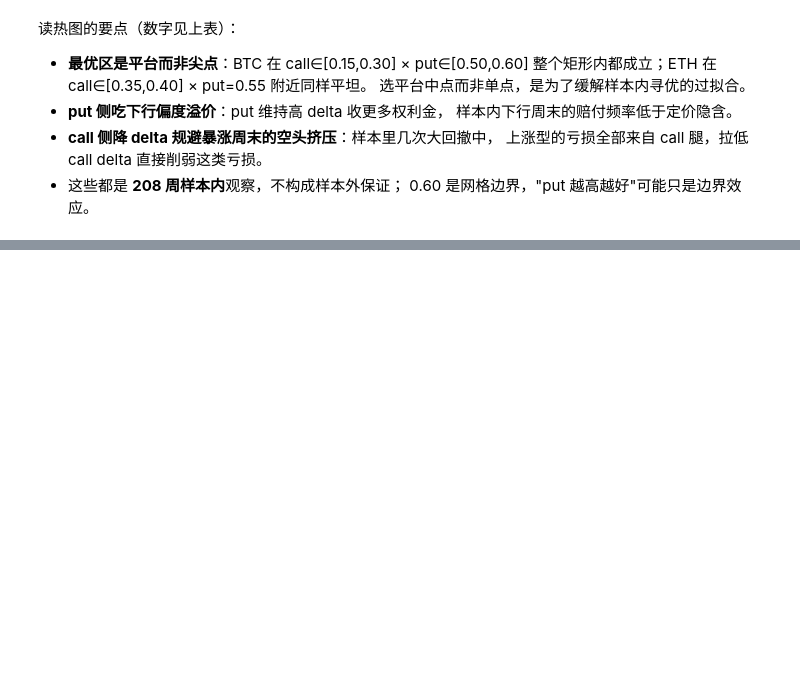
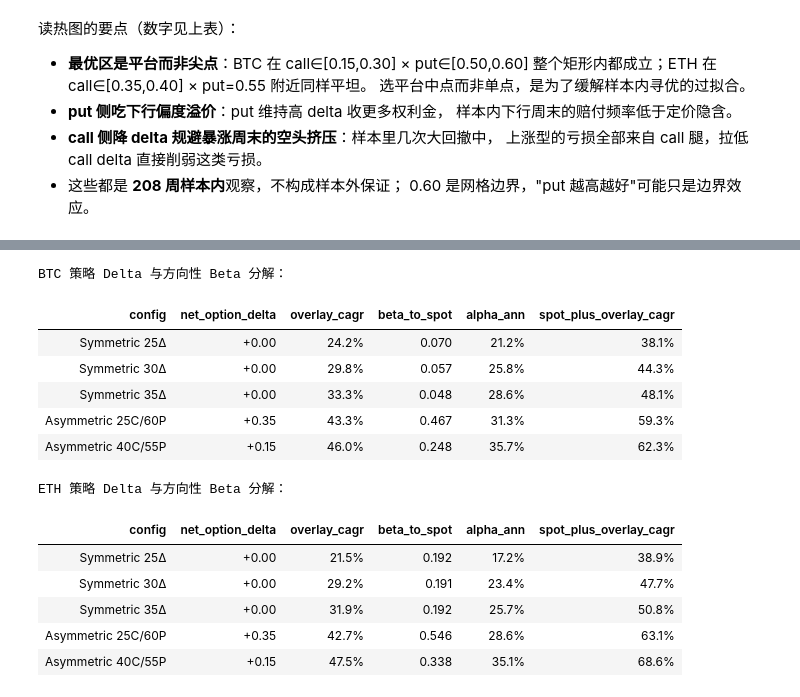
Before and after one commit to mizorewww/backtest, a Jupyter notebook: tasks/0001-weekend-strangle/notebook.ipynb, the cells around one changed output, grey strips where cells are left out. Cells and saved outputs as stored; diff of their text form; code cells hidden in the pictures; blank space fills up the shorter version.

```diff
--- a/tasks/0001-weekend-strangle/notebook.ipynb
+++ b/tasks/0001-weekend-strangle/notebook.ipynb
@@ -739,0 +790,28 @@ uv run make_report.py     # 生成 results/report.html
+# %%
+from advanced_analysis import run_delta_decomposition
+
+for cur in ("BTC", "ETH"):
+    df_decomp = run_delta_decomposition(cur)
+    print(f"\n{cur} 策略 Delta 与方向性 Beta 分解：")
+    display(df_decomp[["config", "net_option_delta", "overlay_cagr", "beta_to_spot", "alpha_ann", "spot_plus_overlay_cagr"]].style.format({
+        "net_option_delta": "{:+.2f}",
+        "overlay_cagr": "{:.1%}",
+        "beta_to_spot": "{:.3f}",
+        "alpha_ann": "{:.1%}",
+        "spot_plus_overlay_cagr": "{:.1%}"
+    }).hide(axis="index"))
+# %% [output]
+BTC 策略 Delta 与方向性 Beta 分解：
+| config | net_option_delta | overlay_cagr | beta_to_spot | alpha_ann | spot_plus_overlay_cagr |
+| Symmetric 25Δ | +0.00 | 24.2% | 0.070 | 21.2% | 38.1% |
+| Symmetric 30Δ | +0.00 | 29.8% | 0.057 | 25.8% | 44.3% |
+| Symmetric 35Δ | +0.00 | 33.3% | 0.048 | 28.6% | 48.1% |
+| Asymmetric 25C/60P | +0.35 | 43.3% | 0.467 | 31.3% | 59.3% |
+| Asymmetric 40C/55P | +0.15 | 46.0% | 0.248 | 35.7% | 62.3% |
+ETH 策略 Delta 与方向性 Beta 分解：
+| config | net_option_delta | overlay_cagr | beta_to_spot | alpha_ann | spot_plus_overlay_cagr |
+| Symmetric 25Δ | +0.00 | 21.5% | 0.192 | 17.2% | 38.9% |
+| Symmetric 30Δ | +0.00 | 29.2% | 0.191 | 23.4% | 47.7% |
+| Symmetric 35Δ | +0.00 | 31.9% | 0.192 | 25.7% | 50.8% |
+| Asymmetric 25C/60P | +0.35 | 42.7% | 0.546 | 28.6% | 63.1% |
+| Asymmetric 40C/55P | +0.15 | 47.5% | 0.338 | 35.1% | 68.6% |
```
Also changed, not shown: parts of 14 cells of this notebook, 26 other files.
